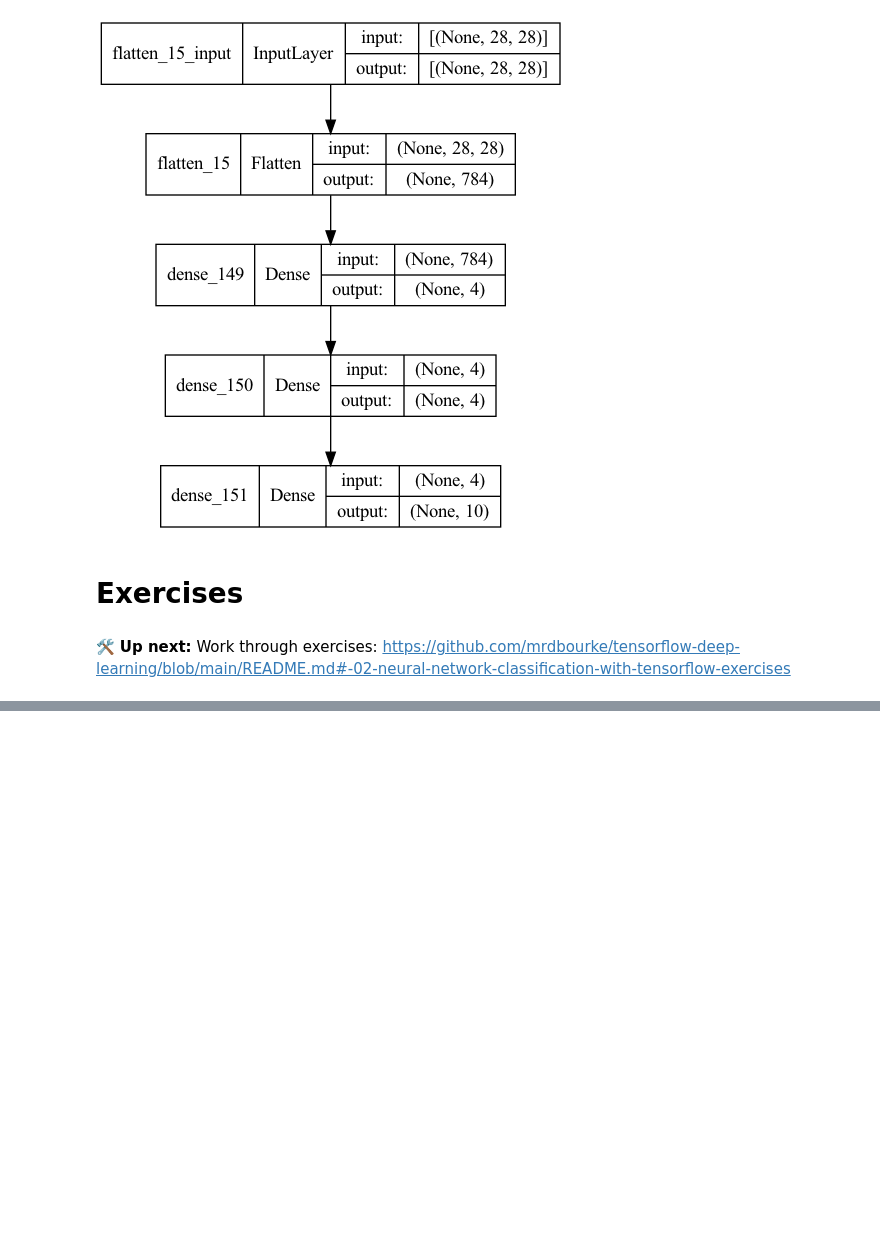
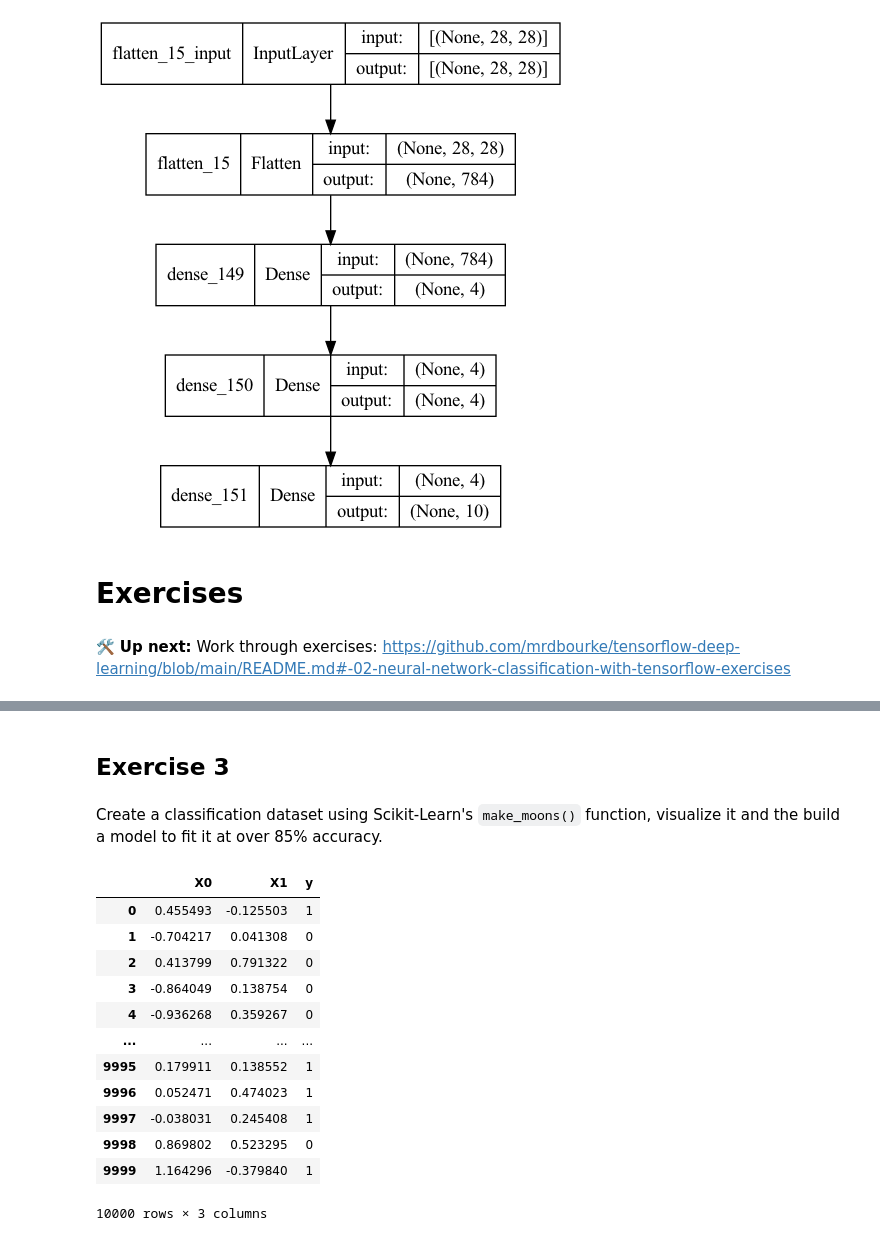
Before and after one commit to denishartl/introduction-to-tensorflow, a Jupyter notebook: 02_neural_network_classification_with_tensorflow.ipynb, the cells around one changed output, grey strips where cells are left out. Cells and saved outputs as stored; diff of their text form; code cells hidden in the pictures; blank space fills up the shorter version.

Commit message:
Lecture 2 exercises 2-4

```diff
--- a/02_neural_network_classification_with_tensorflow.ipynb
+++ b/02_neural_network_classification_with_tensorflow.ipynb
@@ -1590,0 +1638,4 @@ plot_model(model_14, show_shapes=True)
+# %% [markdown]
+## Exercise 3
+# %% [markdown]
+Create a classification dataset using Scikit-Learn's `make_moons()` function, visualize it and the build a model to fit it at over 85% accuracy.
@@ -1590,0 +1650,20 @@ plot_model(model_14, show_shapes=True)
+# %%
+import pandas as pd
+
+# Visualize with a DataFrame
+moons_df = pd.DataFrame({"X0": moons_data[:, 0],"X1": moons_data[:, 1], "y": moons_labels})
+moons_df
+# %% [output]
+|  | X0 | X1 | y |
+| 0 | 0.455493 | -0.125503 | 1 |
+| 1 | -0.704217 | 0.041308 | 0 |
+| 2 | 0.413799 | 0.791322 | 0 |
+| 3 | -0.864049 | 0.138754 | 0 |
+| 4 | -0.936268 | 0.359267 | 0 |
+| ... | ... | ... | ... |
+| 9995 | 0.179911 | 0.138552 | 1 |
+| 9996 | 0.052471 | 0.474023 | 1 |
+| 9997 | -0.038031 | 0.245408 | 1 |
+| 9998 | 0.869802 | 0.523295 | 0 |
+| 9999 | 1.164296 | -0.379840 | 1 |
+10000 rows × 3 columns
```
Also changed, not shown: parts of 29 cells of this notebook.
